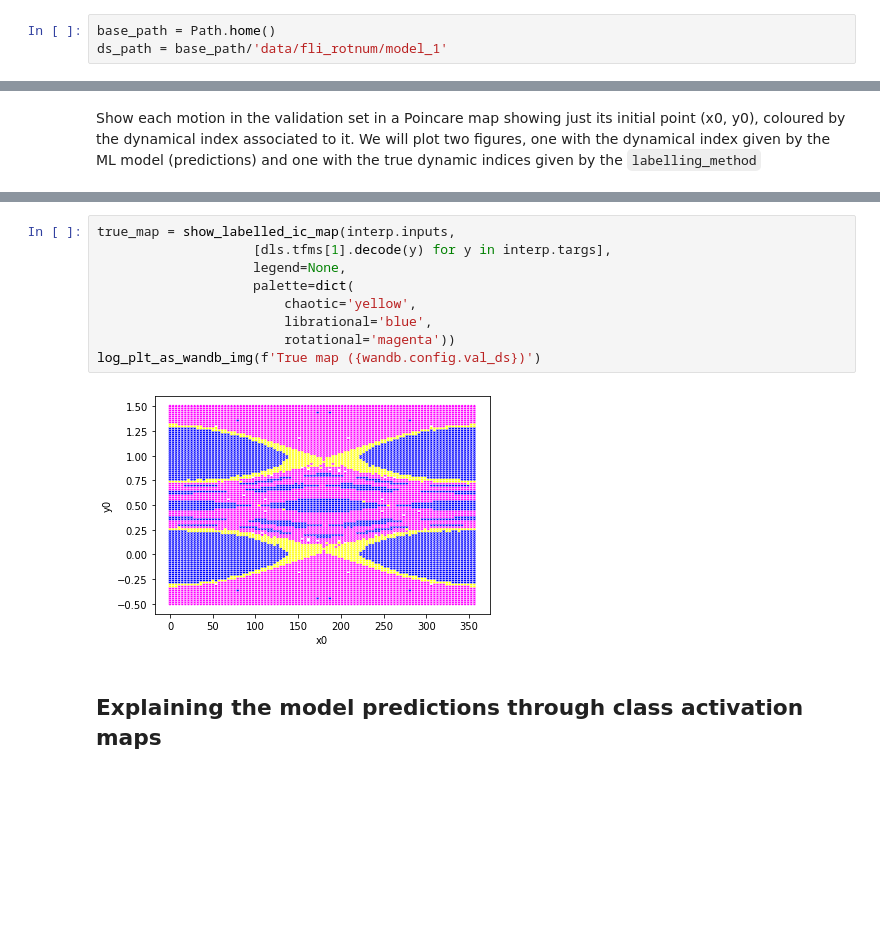
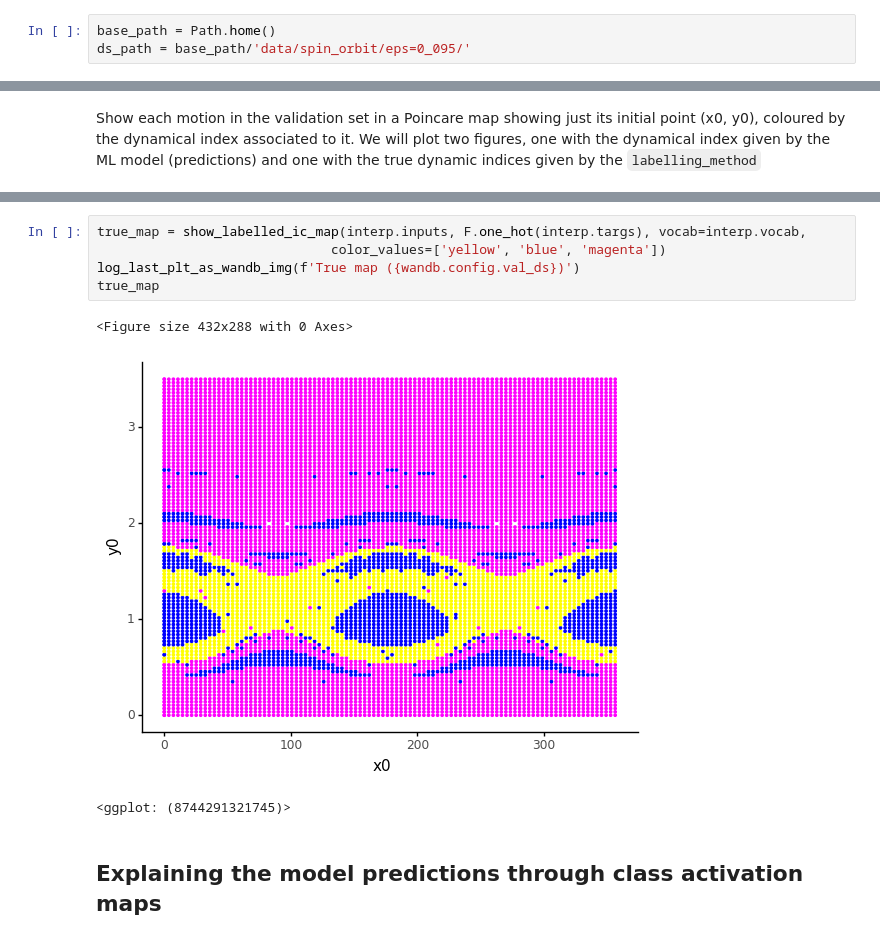
Before and after one commit to vrodriguezf/mlchaos, a Jupyter notebook: nbs/_motion_classification_time_series.ipynb, the cells around one changed output, grey strips where cells are left out. Saved outputs shown, nothing was run; the diff lists cells and outputs as text; blank space fills up the shorter version.

```diff
--- a/nbs/_motion_classification_time_series.ipynb
+++ b/nbs/_motion_classification_time_series.ipynb
@@ -30,7 +25,7 @@ import wandb
 from fastai.callback.wandb import *
 # %%
 base_path = Path.home()
-ds_path = base_path/'data/fli_rotnum/model_1'
+ds_path = base_path/'data/spin_orbit/eps=0_095/'
 # %% [markdown]
 ## Notebook configuration
 
@@ -360,14 +359,12 @@ log_plt_as_wandb_img(f'ML map ({wandb.config.val_ds})')
 # %%
-true_map = show_labelled_ic_map(interp.inputs,
-                    [dls.tfms[1].decode(y) for y in interp.targs],
-                    legend=None,
-                    palette=dict(
-                        chaotic='yellow',
-                        librational='blue',
-                        rotational='magenta'))
-log_plt_as_wandb_img(f'True map ({wandb.config.val_ds})')
+true_map = show_labelled_ic_map(interp.inputs, F.one_hot(interp.targs), vocab=interp.vocab,
+                              color_values=['yellow', 'blue', 'magenta'])
+log_last_plt_as_wandb_img(f'True map ({wandb.config.val_ds})')
+true_map
 # %% [output]
+<Figure size 432x288 with 0 Axes>
-[figure, old version]
+[figure, new version]
+<ggplot: (8744291321745)>
 # %% [markdown]
 ## Explaining the model predictions through class activation maps
 # %% [markdown]
```
Also changed, not shown: parts of 33 cells of this notebook, 8 other files.
